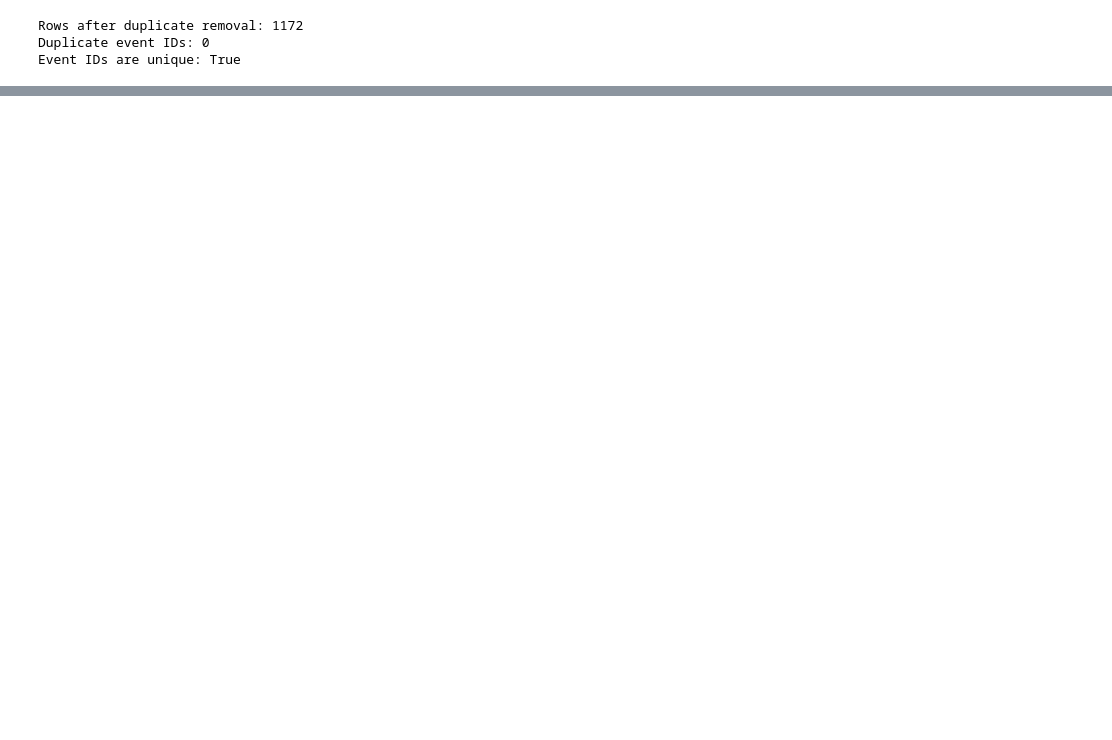
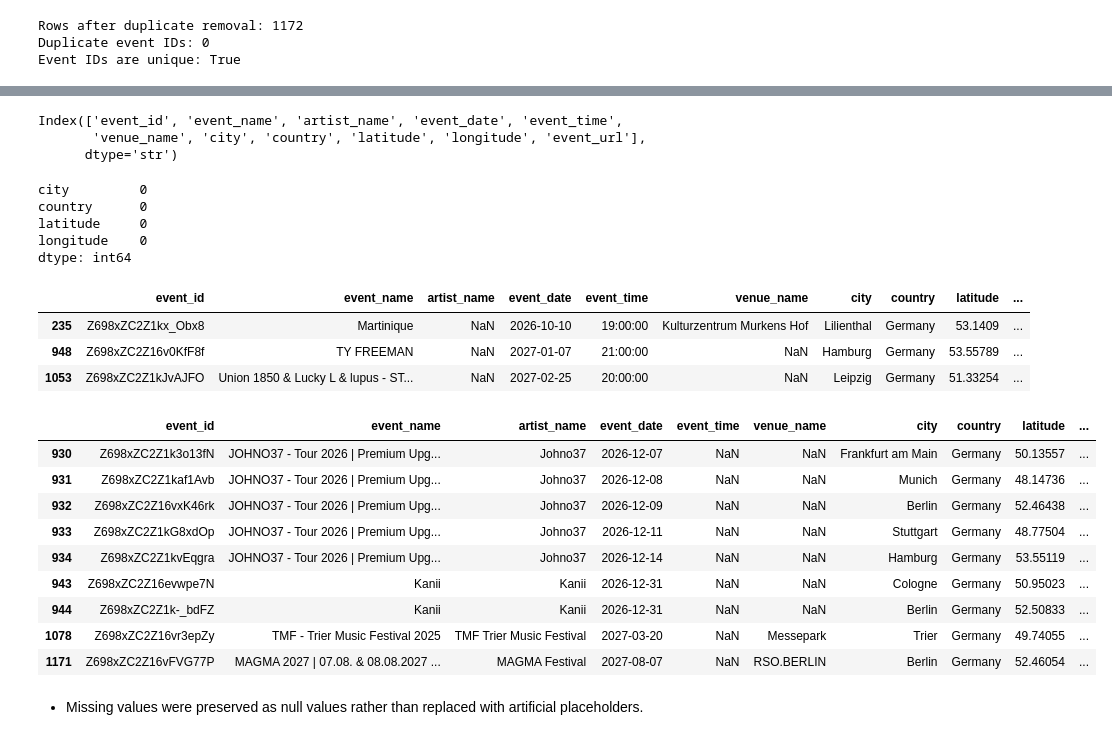
Before and after one commit to avetisyanna/gigroute-europe, a Jupyter notebook: notebooks/02_data_cleaning.ipynb, the cells around one changed output, grey strips where cells are left out. Saved outputs shown, nothing was run; the diff lists cells and outputs as text; code cells hidden in the pictures; blank space fills up the shorter version.

Commit message:
Reviewed and documented missing Ticketmaster event fields

```diff
--- a/notebooks/02_data_cleaning.ipynb
+++ b/notebooks/02_data_cleaning.ipynb
@@ -153,0 +181,40 @@ Event IDs are unique: True
+# %%
+missing_venue.keys()
+# %% [output]
+Index(['event_id', 'event_name', 'artist_name', 'event_date', 'event_time',
+       'venue_name', 'city', 'country', 'latitude', 'longitude', 'event_url'],
+      dtype='str')
+# %%
+missing_venue[["city", "country", "latitude", "longitude"]].isna().sum()
+# %% [output]
+city         0
+country      0
+latitude     0
+longitude    0
+dtype: int64
+# %%
+missing_artist = events_df[events_df["artist_name"].isna()]
+
+missing_artist
+# %% [output]
+|  | event_id | event_name | artist_name | event_date | event_time | venue_name | city | country | latitude | ... |
+| 235 | Z698xZC2Z1kx_Obx8 | Martinique | NaN | 2026-10-10 | 19:00:00 | Kulturzentrum Murkens Hof | Lilienthal | Germany | 53.1409 | ... |
+| 948 | Z698xZC2Z16v0KfF8f | TY FREEMAN | NaN | 2027-01-07 | 21:00:00 | NaN | Hamburg | Germany | 53.55789 | ... |
+| 1053 | Z698xZC2Z1kJvAJFO | Union 1850 & Lucky L & lupus - ST... | NaN | 2027-02-25 | 20:00:00 | NaN | Leipzig | Germany | 51.33254 | ... |
+# %%
+missing_time = events_df[events_df["event_time"].isna()]
+
+missing_time
+# %% [output]
+|  | event_id | event_name | artist_name | event_date | event_time | venue_name | city | country | latitude | ... |
+| 930 | Z698xZC2Z1k3o13fN | JOHNO37 - Tour 2026 | Premium Upg... | Johno37 | 2026-12-07 | NaN | NaN | Frankfurt am Main | Germany | 50.13557 | ... |
+| 931 | Z698xZC2Z1kaf1Avb | JOHNO37 - Tour 2026 | Premium Upg... | Johno37 | 2026-12-08 | NaN | NaN | Munich | Germany | 48.14736 | ... |
+| 932 | Z698xZC2Z16vxK46rk | JOHNO37 - Tour 2026 | Premium Upg... | Johno37 | 2026-12-09 | NaN | NaN | Berlin | Germany | 52.46438 | ... |
+| 933 | Z698xZC2Z1kG8xdOp | JOHNO37 - Tour 2026 | Premium Upg... | Johno37 | 2026-12-11 | NaN | NaN | Stuttgart | Germany | 48.77504 | ... |
+| 934 | Z698xZC2Z1kvEqgra | JOHNO37 - Tour 2026 | Premium Upg... | Johno37 | 2026-12-14 | NaN | NaN | Hamburg | Germany | 53.55119 | ... |
+| 943 | Z698xZC2Z16evwpe7N | Kanii | Kanii | 2026-12-31 | NaN | NaN | Cologne | Germany | 50.95023 | ... |
+| 944 | Z698xZC2Z1k-_bdFZ | Kanii | Kanii | 2026-12-31 | NaN | NaN | Berlin | Germany | 52.50833 | ... |
+| 1078 | Z698xZC2Z16vr3epZy | TMF - Trier Music Festival 2025 | TMF Trier Music Festival | 2027-03-20 | NaN | Messepark | Trier | Germany | 49.74055 | ... |
+| 1171 | Z698xZC2Z16vFVG77P | MAGMA 2027 | 07.08. & 08.08.2027 ... | MAGMA Festival | 2027-08-07 | NaN | RSO.BERLIN | Berlin | Germany | 52.46054 | ... |
+# %% [markdown]
+- Missing values were preserved as null values rather than replaced with artificial placeholders.
```
Also changed, not shown: parts of 7 cells of this notebook.
